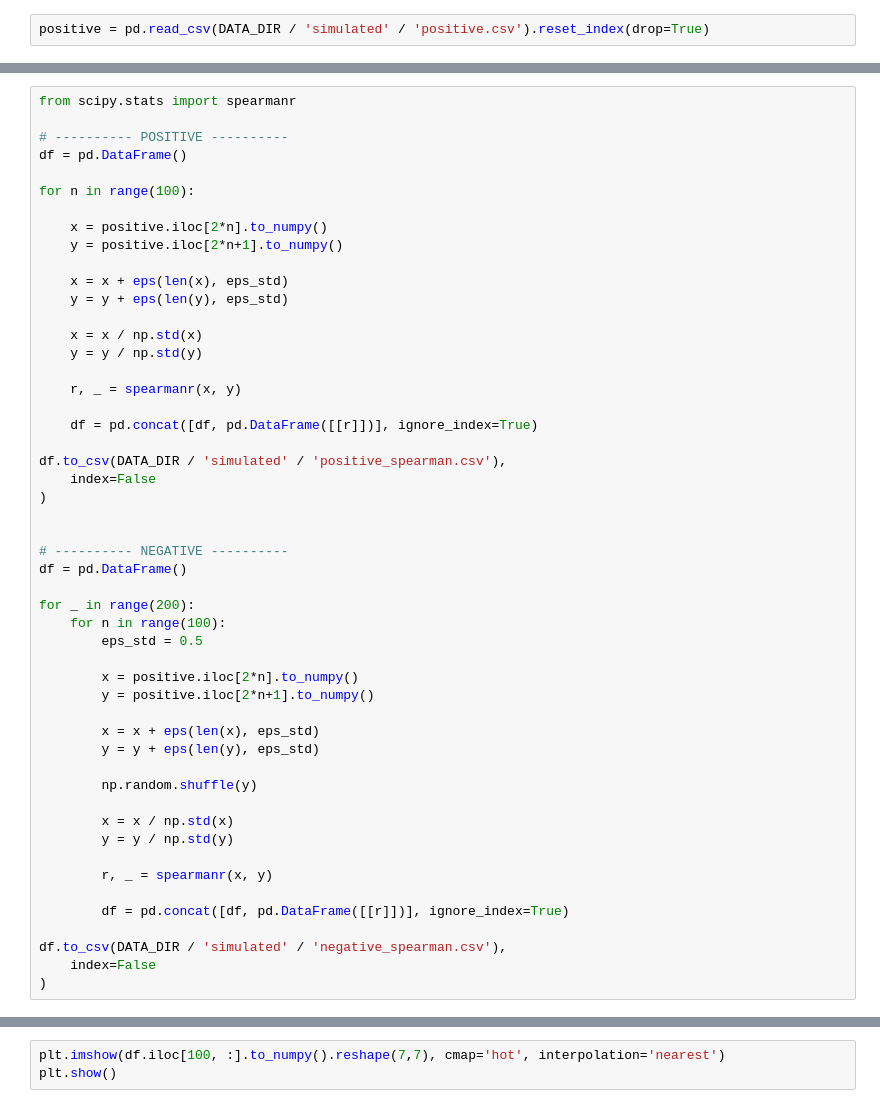
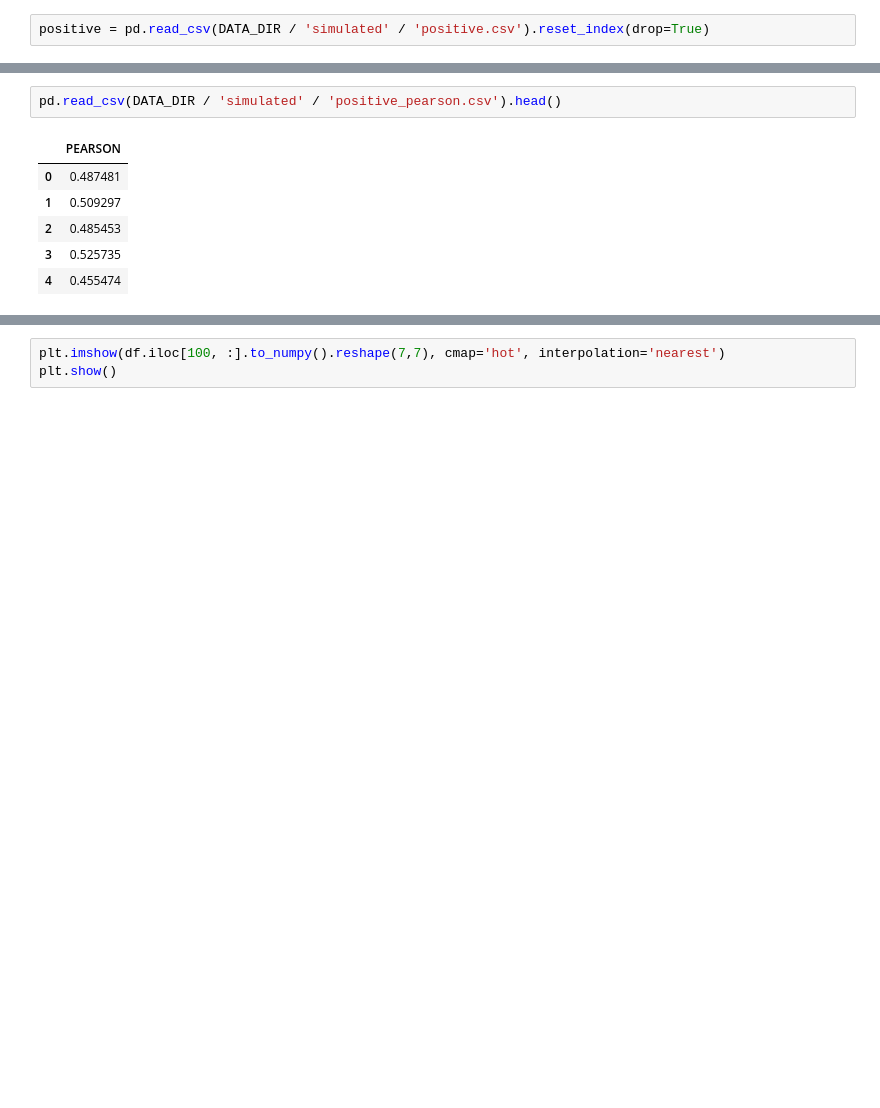
Before and after one commit to justinx1229/pdm_learn, a Jupyter notebook: notebooks/simulation/data conversion Sim.ipynb, the cells around one changed output, grey strips where cells are left out. Drawn from its saved outputs; the diff is of its cells as text; blank space fills up the shorter version.

```diff
--- a/notebooks/simulation/data conversion Sim.ipynb
+++ b/notebooks/simulation/data conversion Sim.ipynb
@@ -208,52 +171,10 @@ df.to_csv(DATA_DIR / 'simulated' / 'negative_pearson.csv'),
 # %%
-from scipy.stats import spearmanr
-
-# ---------- POSITIVE ----------
-df = pd.DataFrame()
-
-for n in range(100):
-
-    x = positive.iloc[2*n].to_numpy()
-    y = positive.iloc[2*n+1].to_numpy()
-
-    x = x + eps(len(x), eps_std)
-    y = y + eps(len(y), eps_std)
-
-    x = x / np.std(x)
-    y = y / np.std(y)
-
-    r, _ = spearmanr(x, y)
-
-    df = pd.concat([df, pd.DataFrame([[r]])], ignore_index=True)
-
-df.to_csv(DATA_DIR / 'simulated' / 'positive_spearman.csv'),
-    index=False
-)
-
-
-# ---------- NEGATIVE ----------
-df = pd.DataFrame()
-
-for _ in range(200):
-    for n in range(100):
-        eps_std = 0.5
-
-        x = positive.iloc[2*n].to_numpy()
-        y = positive.iloc[2*n+1].to_numpy()
-
-        x = x + eps(len(x), eps_std)
-        y = y + eps(len(y), eps_std)
-
-        np.random.shuffle(y)
-
-        x = x / np.std(x)
-        y = y / np.std(y)
-
-        r, _ = spearmanr(x, y)
-
-        df = pd.concat([df, pd.DataFrame([[r]])], ignore_index=True)
-
-df.to_csv(DATA_DIR / 'simulated' / 'negative_spearman.csv'),
-    index=False
-)
+pd.read_csv(DATA_DIR / 'simulated' / 'positive_pearson.csv').head()
+# %% [output]
+|  | PEARSON |
+| 0 | 0.487481 |
+| 1 | 0.509297 |
+| 2 | 0.485453 |
+| 3 | 0.525735 |
+| 4 | 0.455474 |
 # %%
```
Also changed, not shown: parts of 17 cells of this notebook, 5 other files.
